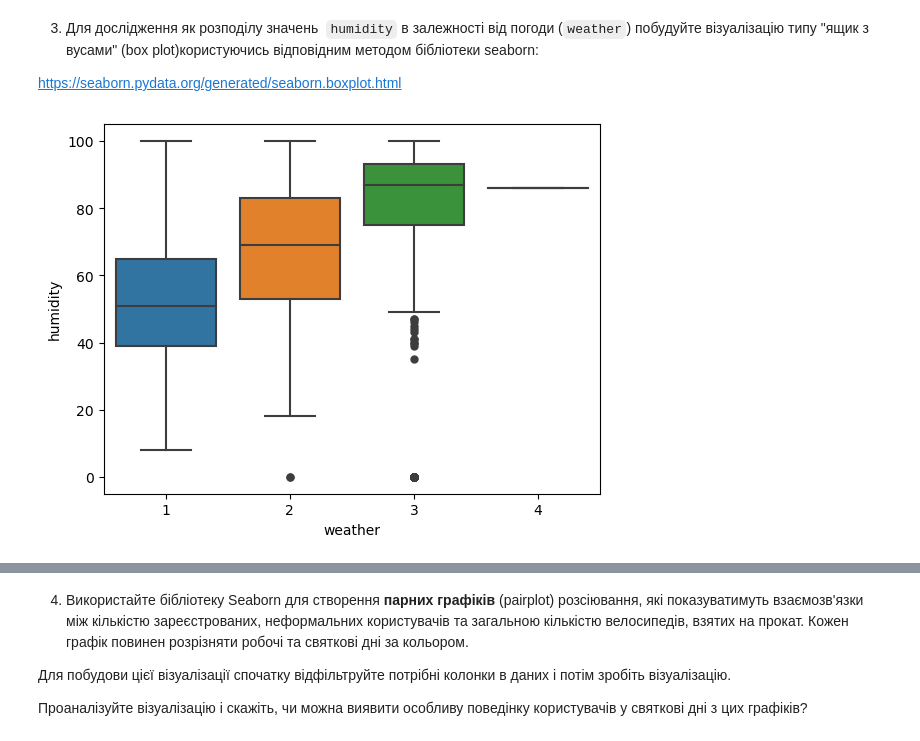
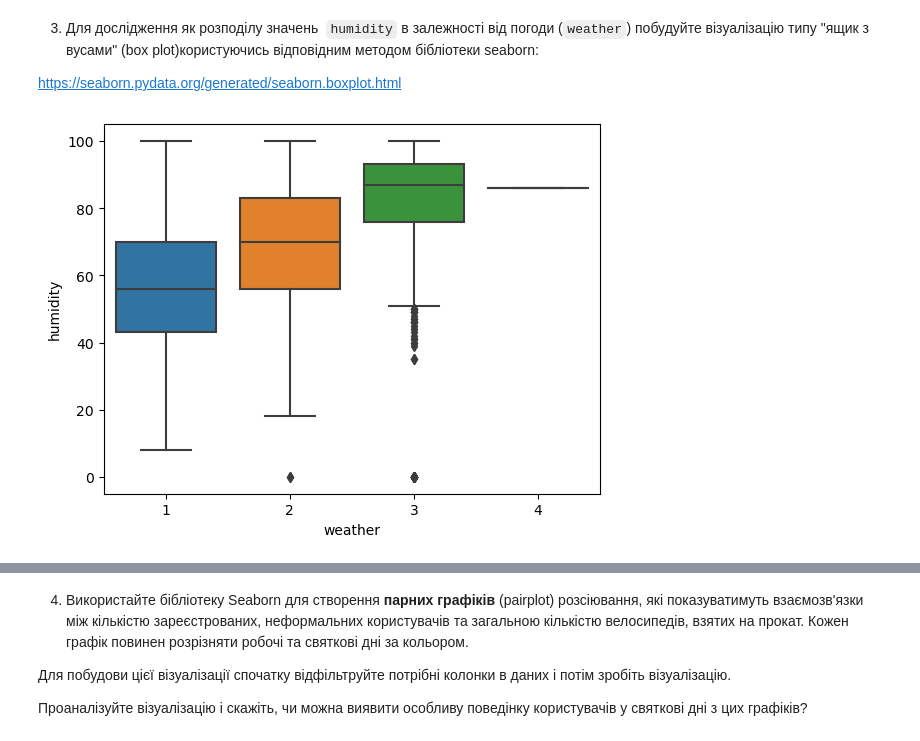
Before and after one commit to bhaz123/Python_for_DA_tasks_AW, a Jupyter notebook: module_4/hw_4_5_Візуалізація_з_seaborn.ipynb, the cells around one changed output, grey strips where cells are left out. Saved outputs shown, nothing was run; the diff lists cells and outputs as text; code cells hidden in the pictures.

```diff
--- a/module_4/hw_4_5_Візуалізація_з_seaborn.ipynb
+++ b/module_4/hw_4_5_Візуалізація_з_seaborn.ipynb
@@ -71,10 +69,9 @@ plt.show();
 
 https://seaborn.pydata.org/generated/seaborn.boxplot.html
 # %%
-sns.boxplot(data=df_spring_summer, x='weather', y='humidity', flierprops={'marker':'o'})
-plt.show();
+sns.boxplot(data=df, x='weather', y='humidity');
 # %% [output]
-[figure, old version]
+[figure, new version]
 # %% [markdown]
 Очікуваний результат:
 
```
Also changed, not shown: parts of 5 cells of this notebook.
